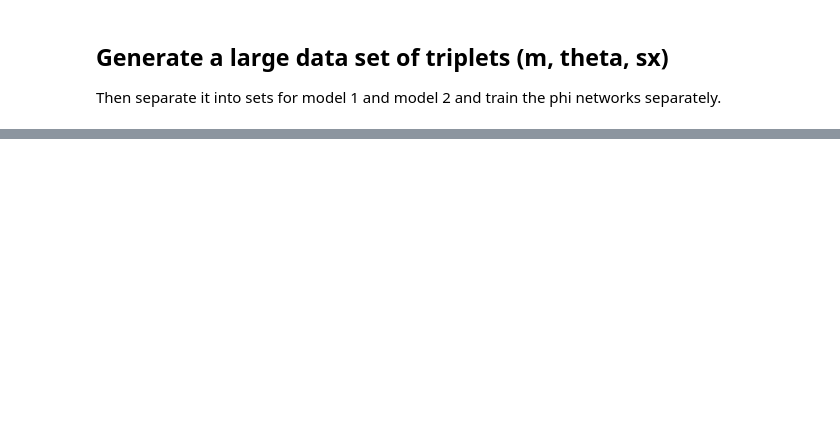
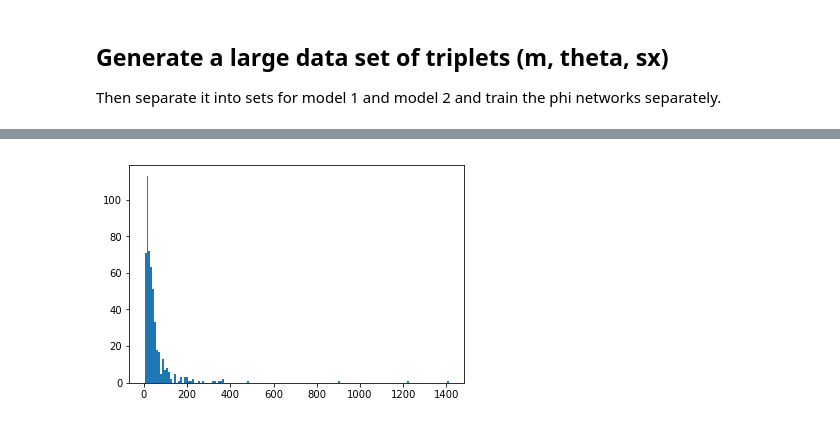
Before and after one commit to janfb/mcabc, a Jupyter notebook: ModelComparison_poisson_vs_negbin.ipynb, the cells around one changed output, grey strips where cells are left out. Drawn from its saved outputs; the diff is of its cells as text; code cells hidden in the pictures; blank space fills up the shorter version.

```diff
--- a/ModelComparison_poisson_vs_negbin.ipynb
+++ b/ModelComparison_poisson_vs_negbin.ipynb
@@ -245,0 +155,4 @@ plt.legend();
+# %%
+plt.hist(X2, bins='auto');
+# %% [output]
+[figure, added]
```
Also changed, not shown: parts of 25 cells of this notebook, 2 other files.
